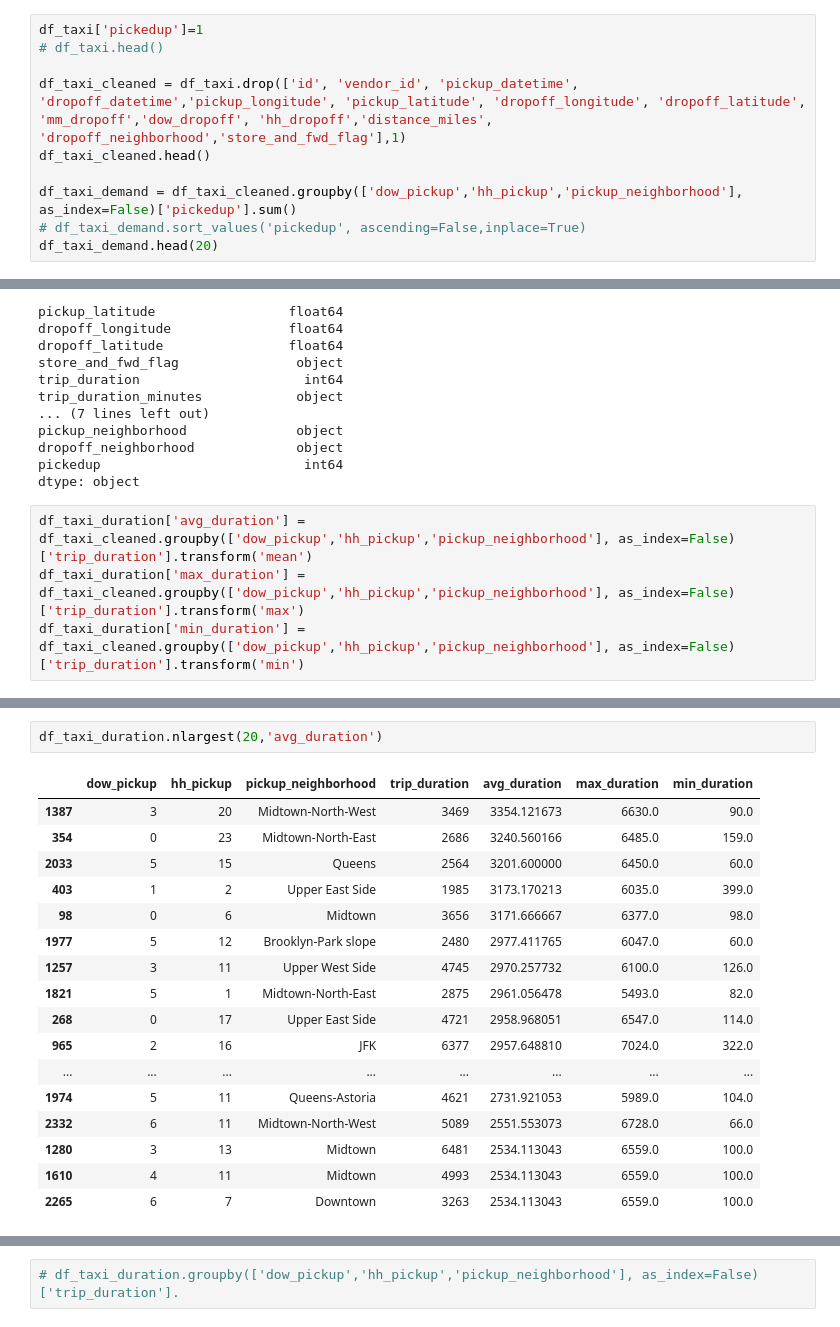
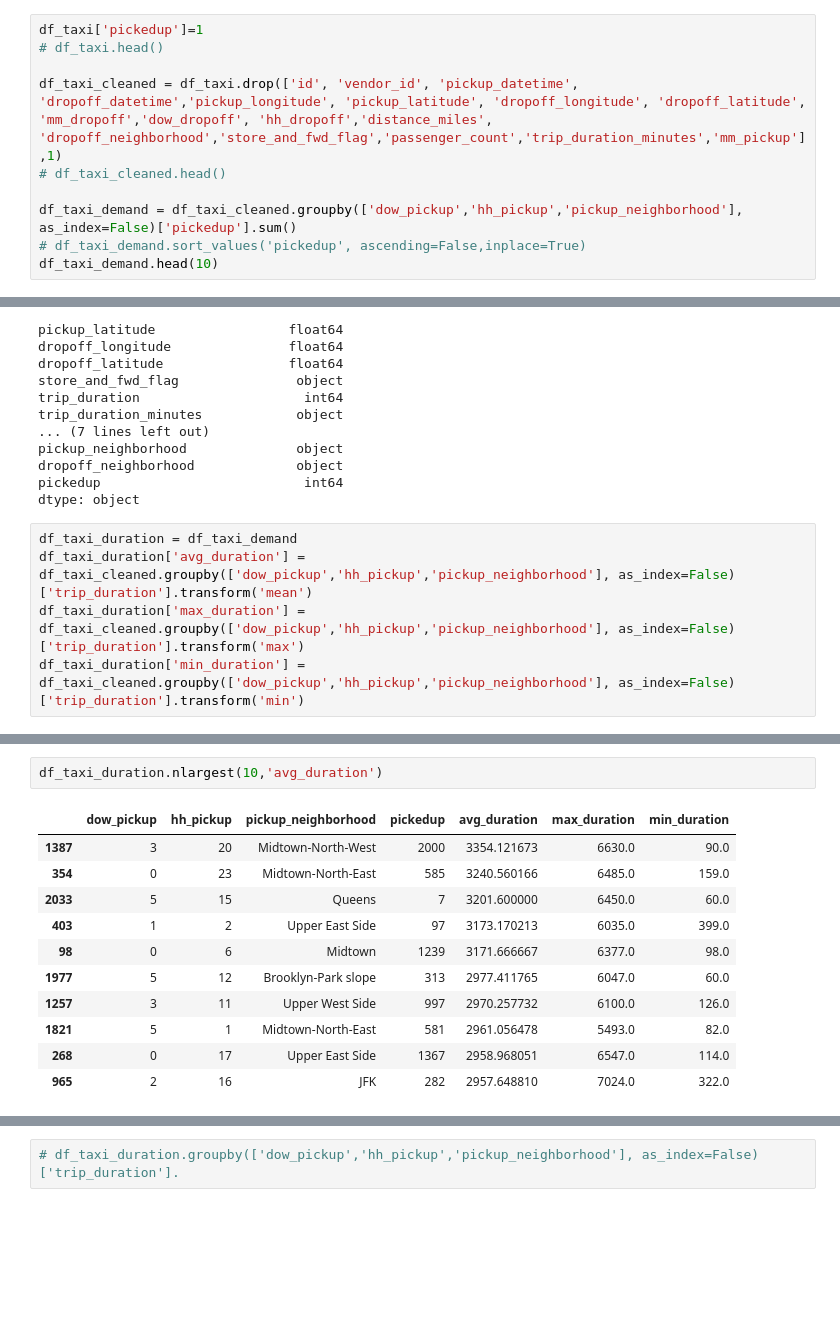
Before and after one commit to smbayo/NYC-Taxi, a Jupyter notebook: 460_Final_Project_Analysis.ipynb, the cells around one changed output, grey strips where cells are left out. Saved outputs shown, nothing was run; the diff lists cells and outputs as text; blank space fills up the shorter version.

```diff
--- a/460_Final_Project_Analysis.ipynb
+++ b/460_Final_Project_Analysis.ipynb
@@ -658,12 +578,12 @@ df_taxi.groupby(['dow_pickup','hh_pickup','pickup_neighborhood'], as_index=False
 df_taxi['pickedup']=1
 # df_taxi.head()
 
-df_taxi_cleaned = df_taxi.drop(['id', 'vendor_id', 'pickup_datetime', 'dropoff_datetime','pickup_longitude', 'pickup_latitude', 'dropoff_longitude', 'dropoff_latitude', 'mm_dropoff','dow_dropoff', 'hh_dropoff','distance_miles', 'dropoff_neighborhood','store_and_fwd_flag'],1)
-df_taxi_cleaned.head()
+df_taxi_cleaned = df_taxi.drop(['id', 'vendor_id', 'pickup_datetime', 'dropoff_datetime','pickup_longitude', 'pickup_latitude', 'dropoff_longitude', 'dropoff_latitude', 'mm_dropoff','dow_dropoff', 'hh_dropoff','distance_miles', 'dropoff_neighborhood','store_and_fwd_flag','passenger_count','trip_duration_minutes','mm_pickup'],1)
+# df_taxi_cleaned.head()
 
 df_taxi_demand = df_taxi_cleaned.groupby(['dow_pickup','hh_pickup','pickup_neighborhood'], as_index=False)['pickedup'].sum()
 # df_taxi_demand.sort_values('pickedup', ascending=False,inplace=True)
-df_taxi_demand.head(20)
+df_taxi_demand.head(10)
 # %% [output]
 |  | dow_pickup | hh_pickup | pickup_neighborhood | pickedup |
 | 0 | 0 | 0 | Brooklyn-Park slope | 184 |
@@ -745,6 +653,7 @@ dropoff_neighborhood             object
 pickedup                          int64
 dtype: object
 # %%
+df_taxi_duration = df_taxi_demand
 df_taxi_duration['avg_duration'] = df_taxi_cleaned.groupby(['dow_pickup','hh_pickup','pickup_neighborhood'], as_index=False)['trip_duration'].transform('mean')
 df_taxi_duration['max_duration'] = df_taxi_cleaned.groupby(['dow_pickup','hh_pickup','pickup_neighborhood'], as_index=False)['trip_duration'].transform('max')
 df_taxi_duration['min_duration'] = df_taxi_cleaned.groupby(['dow_pickup','hh_pickup','pickup_neighborhood'], as_index=False)['trip_duration'].transform('min')
@@ -771,23 +674,17 @@ df_taxi_duration.head(20)
 # %%
-df_taxi_duration.nlargest(20,'avg_duration')
+df_taxi_duration.nlargest(10,'avg_duration')
 # %% [output]
-|  | dow_pickup | hh_pickup | pickup_neighborhood | trip_duration | avg_duration | max_duration | min_duration |
-| 1387 | 3 | 20 | Midtown-North-West | 3469 | 3354.121673 | 6630.0 | 90.0 |
-| 354 | 0 | 23 | Midtown-North-East | 2686 | 3240.560166 | 6485.0 | 159.0 |
-| 2033 | 5 | 15 | Queens | 2564 | 3201.600000 | 6450.0 | 60.0 |
-| 403 | 1 | 2 | Upper East Side | 1985 | 3173.170213 | 6035.0 | 399.0 |
-| 98 | 0 | 6 | Midtown | 3656 | 3171.666667 | 6377.0 | 98.0 |
-| 1977 | 5 | 12 | Brooklyn-Park slope | 2480 | 2977.411765 | 6047.0 | 60.0 |
-| 1257 | 3 | 11 | Upper West Side | 4745 | 2970.257732 | 6100.0 | 126.0 |
-| 1821 | 5 | 1 | Midtown-North-East | 2875 | 2961.056478 | 5493.0 | 82.0 |
-| 268 | 0 | 17 | Upper East Side | 4721 | 2958.968051 | 6547.0 | 114.0 |
-| 965 | 2 | 16 | JFK | 6377 | 2957.648810 | 7024.0 | 322.0 |
-| ... | ... | ... | ... | ... | ... | ... | ... |
-| 1974 | 5 | 11 | Queens-Astoria | 4621 | 2731.921053 | 5989.0 | 104.0 |
-| 2332 | 6 | 11 | Midtown-North-West | 5089 | 2551.553073 | 6728.0 | 66.0 |
-| 1280 | 3 | 13 | Midtown | 6481 | 2534.113043 | 6559.0 | 100.0 |
-| 1610 | 4 | 11 | Midtown | 4993 | 2534.113043 | 6559.0 | 100.0 |
-| 2265 | 6 | 7 | Downtown | 3263 | 2534.113043 | 6559.0 | 100.0 |
+|  | dow_pickup | hh_pickup | pickup_neighborhood | pickedup | avg_duration | max_duration | min_duration |
+| 1387 | 3 | 20 | Midtown-North-West | 2000 | 3354.121673 | 6630.0 | 90.0 |
+| 354 | 0 | 23 | Midtown-North-East | 585 | 3240.560166 | 6485.0 | 159.0 |
+| 2033 | 5 | 15 | Queens | 7 | 3201.600000 | 6450.0 | 60.0 |
+| 403 | 1 | 2 | Upper East Side | 97 | 3173.170213 | 6035.0 | 399.0 |
+| 98 | 0 | 6 | Midtown | 1239 | 3171.666667 | 6377.0 | 98.0 |
+| 1977 | 5 | 12 | Brooklyn-Park slope | 313 | 2977.411765 | 6047.0 | 60.0 |
+| 1257 | 3 | 11 | Upper West Side | 997 | 2970.257732 | 6100.0 | 126.0 |
+| 1821 | 5 | 1 | Midtown-North-East | 581 | 2961.056478 | 5493.0 | 82.0 |
+| 268 | 0 | 17 | Upper East Side | 1367 | 2958.968051 | 6547.0 | 114.0 |
+| 965 | 2 | 16 | JFK | 282 | 2957.648810 | 7024.0 | 322.0 |
 # %%
 print(df_taxi_demand.shape)
 print(df_taxi_duration.shape)
```
Also changed, not shown: parts of 42 cells of this notebook.
